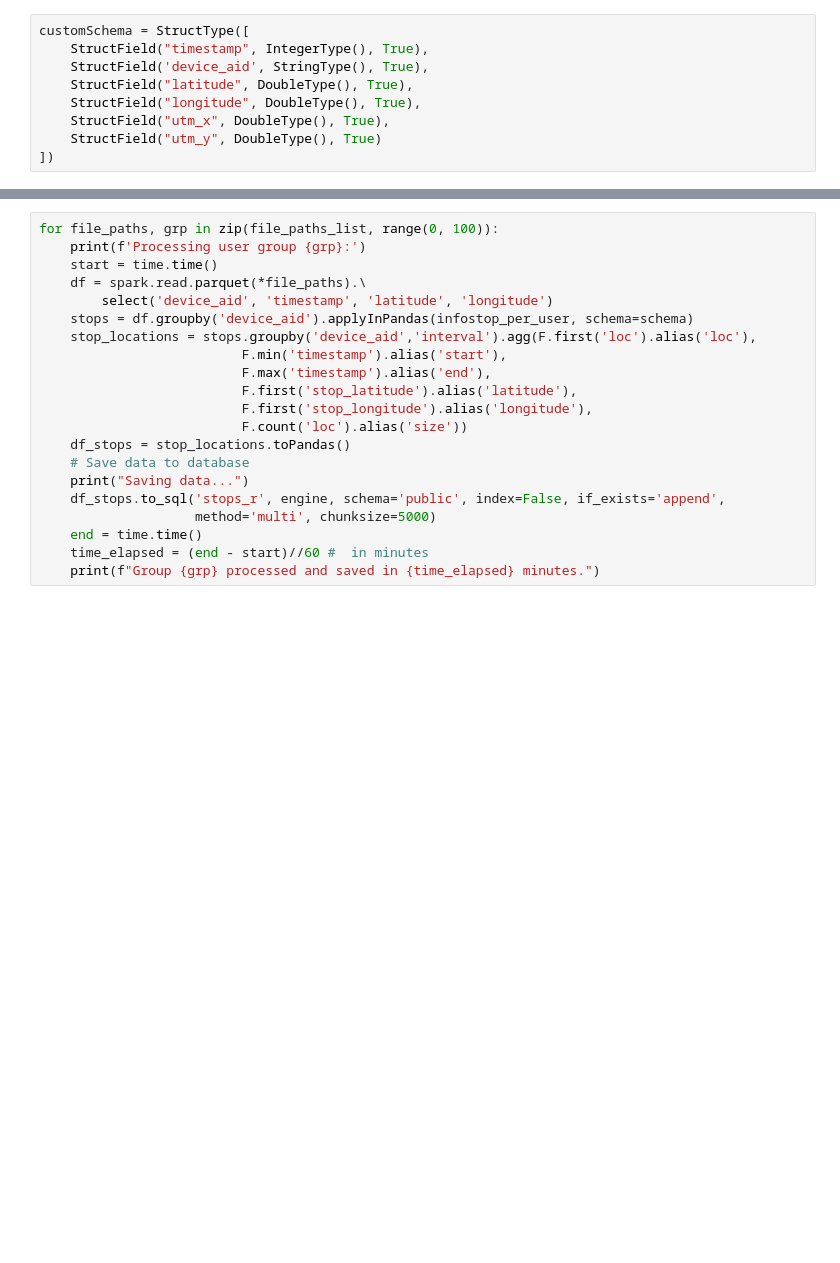
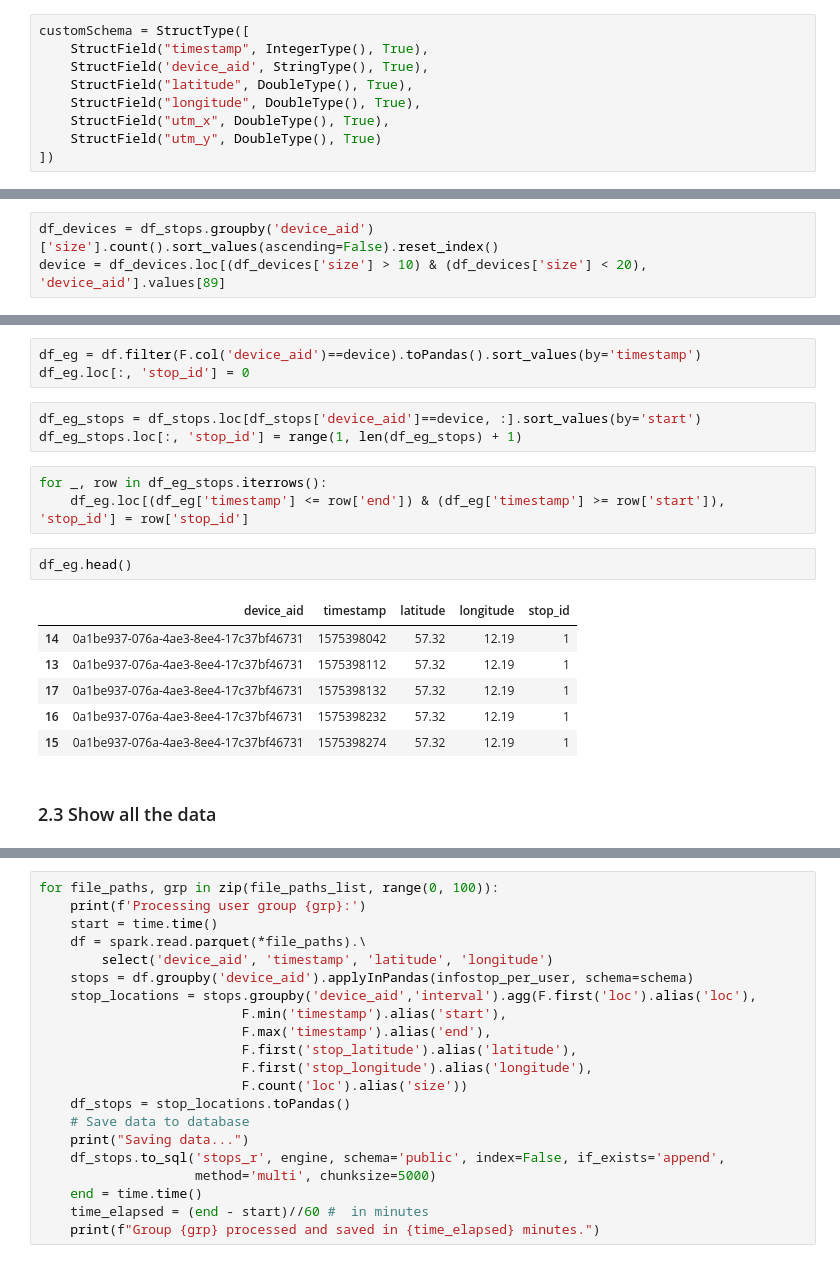
Before and after one commit to MobiSegInsights/mobi-social-segregation-se, a Jupyter notebook: src/1-parquet-to-stops-pyspark.ipynb, the cells around one changed output, grey strips where cells are left out. Cells and saved outputs as stored; diff of their text form; blank space fills up the shorter version.

```diff
--- a/src/1-parquet-to-stops-pyspark.ipynb
+++ b/src/1-parquet-to-stops-pyspark.ipynb
@@ -146,0 +228,3 @@ df_dstats.to_csv('results/raw_delta_stats_grp0.csv', index=False)
+# %%
+df_devices = df_stops.groupby('device_aid')['size'].count().sort_values(ascending=False).reset_index()
+device = df_devices.loc[(df_devices['size'] > 10) & (df_devices['size'] < 20), 'device_aid'].values[89]
@@ -146,0 +233,20 @@ df_dstats.to_csv('results/raw_delta_stats_grp0.csv', index=False)
+# %%
+df_eg = df.filter(F.col('device_aid')==device).toPandas().sort_values(by='timestamp')
+df_eg.loc[:, 'stop_id'] = 0
+# %%
+df_eg_stops = df_stops.loc[df_stops['device_aid']==device, :].sort_values(by='start')
+df_eg_stops.loc[:, 'stop_id'] = range(1, len(df_eg_stops) + 1)
+# %%
+for _, row in df_eg_stops.iterrows():
+    df_eg.loc[(df_eg['timestamp'] <= row['end']) & (df_eg['timestamp'] >= row['start']), 'stop_id'] = row['stop_id']
+# %%
+df_eg.head()
+# %% [output]
+|  | device_aid | timestamp | latitude | longitude | stop_id |
+| 14 | 0a1be937-076a-4ae3-8ee4-17c37bf46731 | 1575398042 | 57.32 | 12.19 | 1 |
+| 13 | 0a1be937-076a-4ae3-8ee4-17c37bf46731 | 1575398112 | 57.32 | 12.19 | 1 |
+| 17 | 0a1be937-076a-4ae3-8ee4-17c37bf46731 | 1575398132 | 57.32 | 12.19 | 1 |
+| 16 | 0a1be937-076a-4ae3-8ee4-17c37bf46731 | 1575398232 | 57.32 | 12.19 | 1 |
+| 15 | 0a1be937-076a-4ae3-8ee4-17c37bf46731 | 1575398274 | 57.32 | 12.19 | 1 |
+# %% [markdown]
+### 2.3 Show all the data
```
Also changed, not shown: parts of 25 cells of this notebook, 11 other files.
